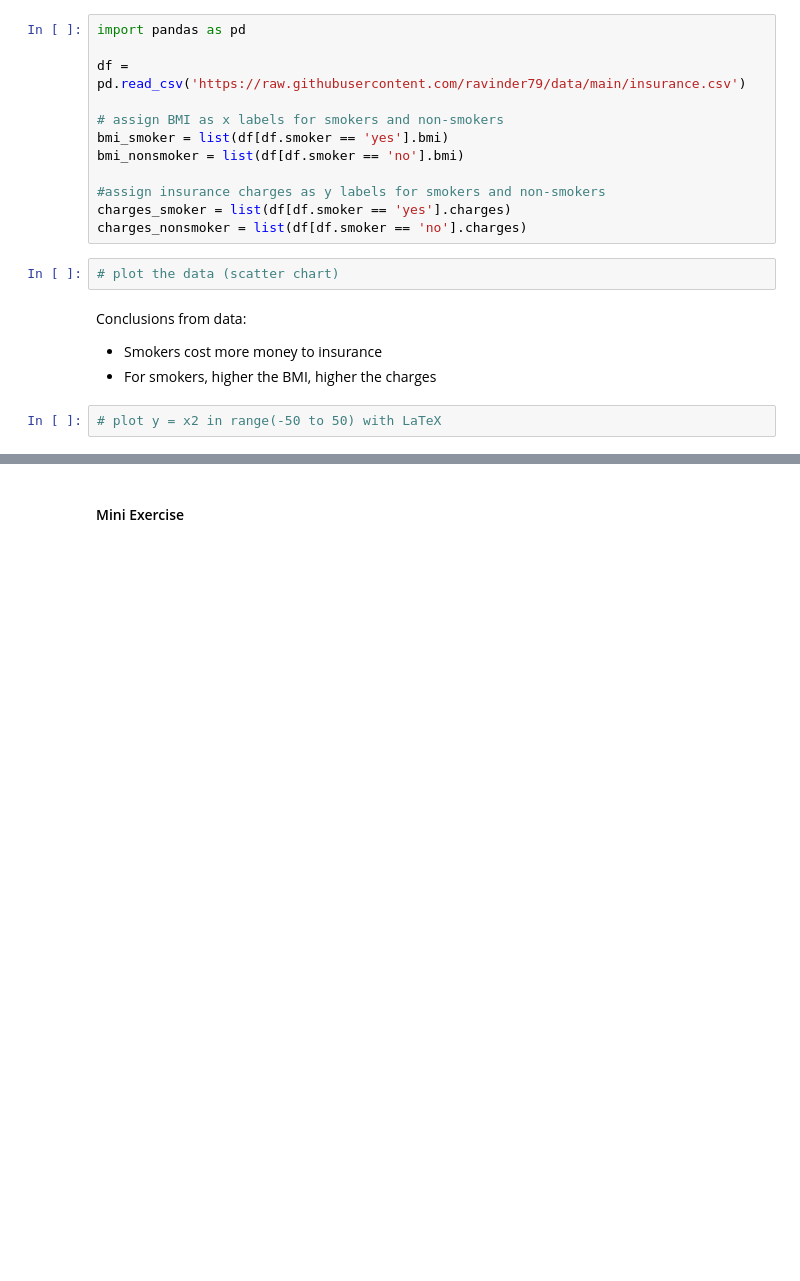
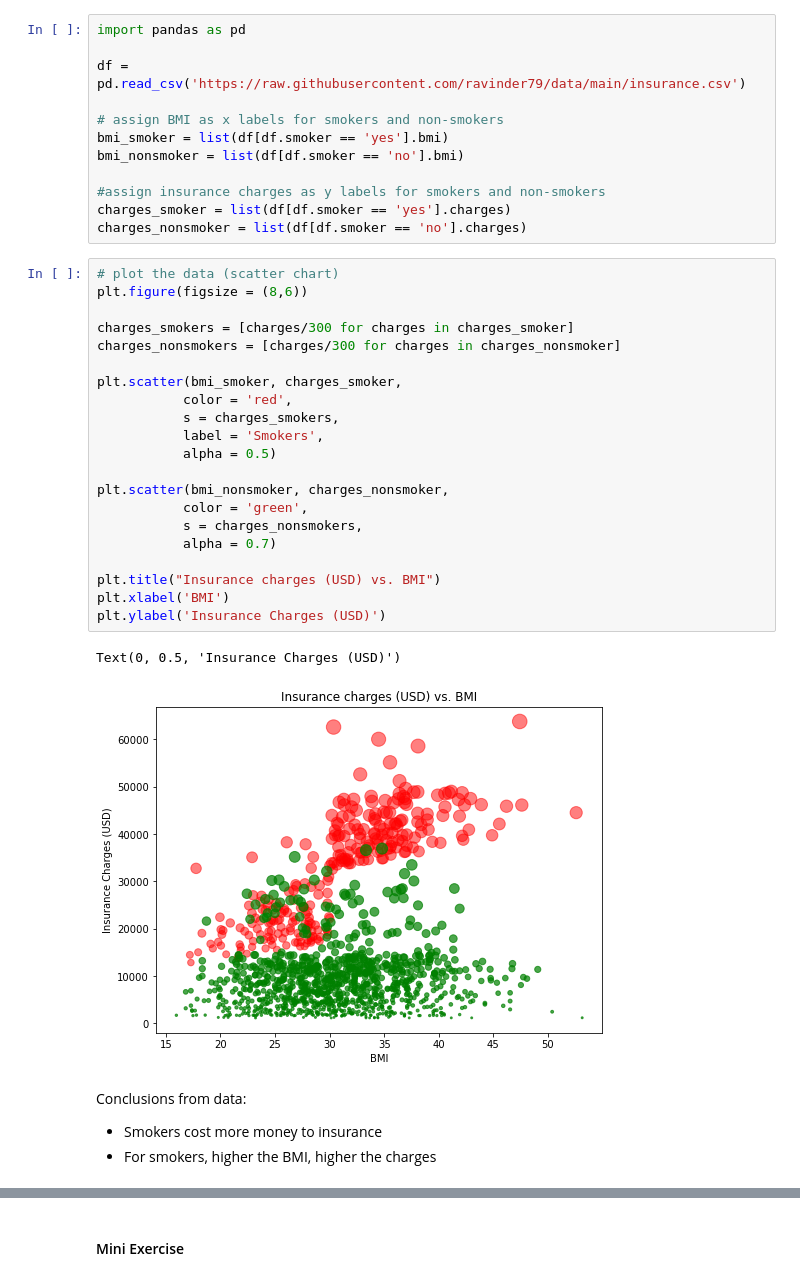
Before and after one commit to b-r-e-t-t/python-exercises, a Jupyter notebook: hopper-matplotlib-lesson.ipynb, the cells around one changed output, grey strips where cells are left out. Drawn from its saved outputs; the diff is of its cells as text; blank space fills up the shorter version.

```diff
--- a/hopper-matplotlib-lesson.ipynb
+++ b/hopper-matplotlib-lesson.ipynb
@@ -136,11 +192,31 @@ bmi_nonsmoker = list(df[df.smoker == 'no'].bmi)
 #assign insurance charges as y labels for smokers and non-smokers
 charges_smoker = list(df[df.smoker == 'yes'].charges)
 charges_nonsmoker = list(df[df.smoker == 'no'].charges)
-# %%
-# plot the data (scatter chart)
+# %%
+# plot the data (scatter chart)
+plt.figure(figsize = (8,6))
+
+charges_smokers = [charges/300 for charges in charges_smoker]
+charges_nonsmokers = [charges/300 for charges in charges_nonsmoker]
+
+plt.scatter(bmi_smoker, charges_smoker,
+           color = 'red',
+           s = charges_smokers,
+           label = 'Smokers',
+           alpha = 0.5)
+
+plt.scatter(bmi_nonsmoker, charges_nonsmoker,
+           color = 'green',
+           s = charges_nonsmokers,
+           alpha = 0.7)
+
+plt.title("Insurance charges (USD) vs. BMI")
+plt.xlabel('BMI')
+plt.ylabel('Insurance Charges (USD)')
+# %% [output]
+Text(0, 0.5, 'Insurance Charges (USD)')
+[figure, added]
 # %% [markdown]
 Conclusions from data:
 - Smokers cost more money to insurance
 - For smokers, higher the BMI, higher the charges
-# %%
-# plot y = x2 in range(-50 to 50) with LaTeX
```
Also changed, not shown: parts of 9 cells of this notebook, 1 other file.
